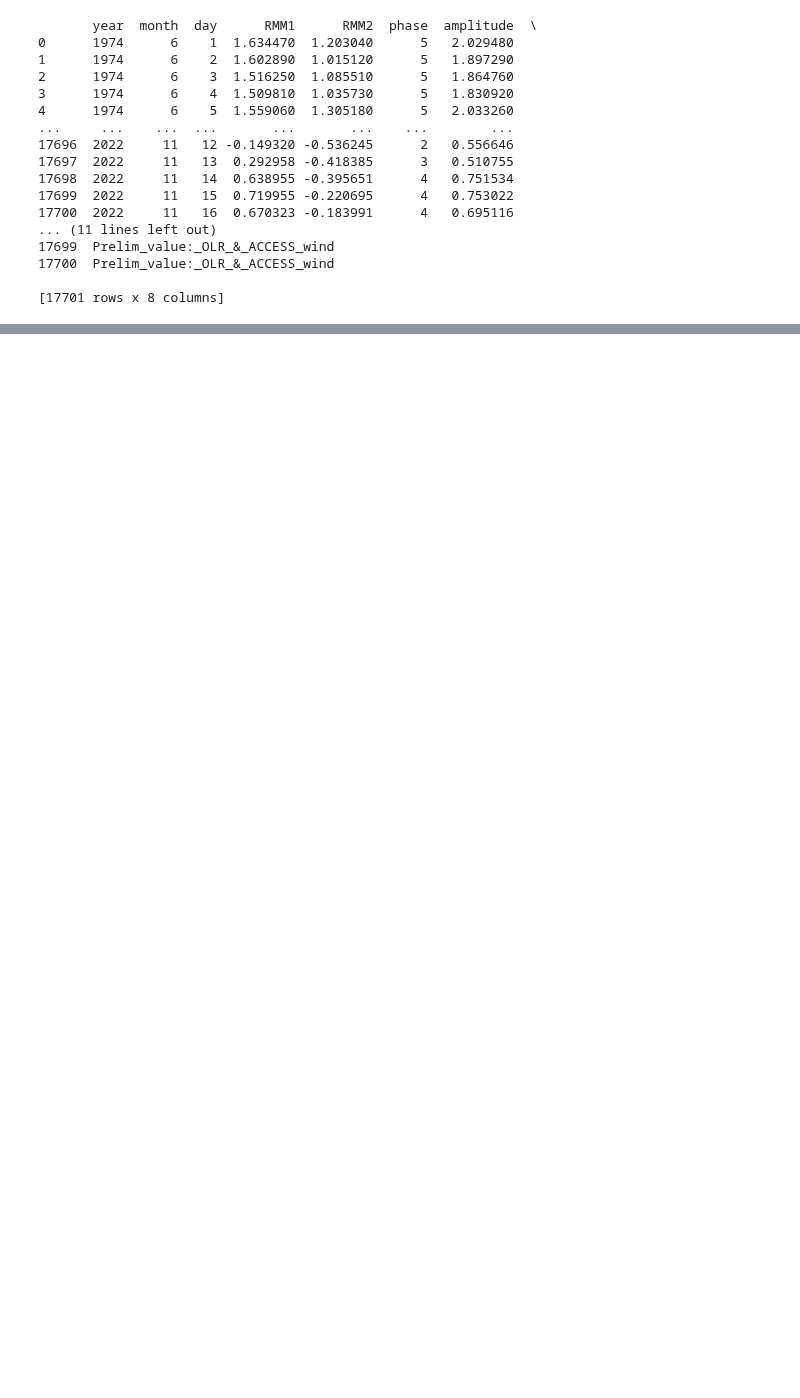
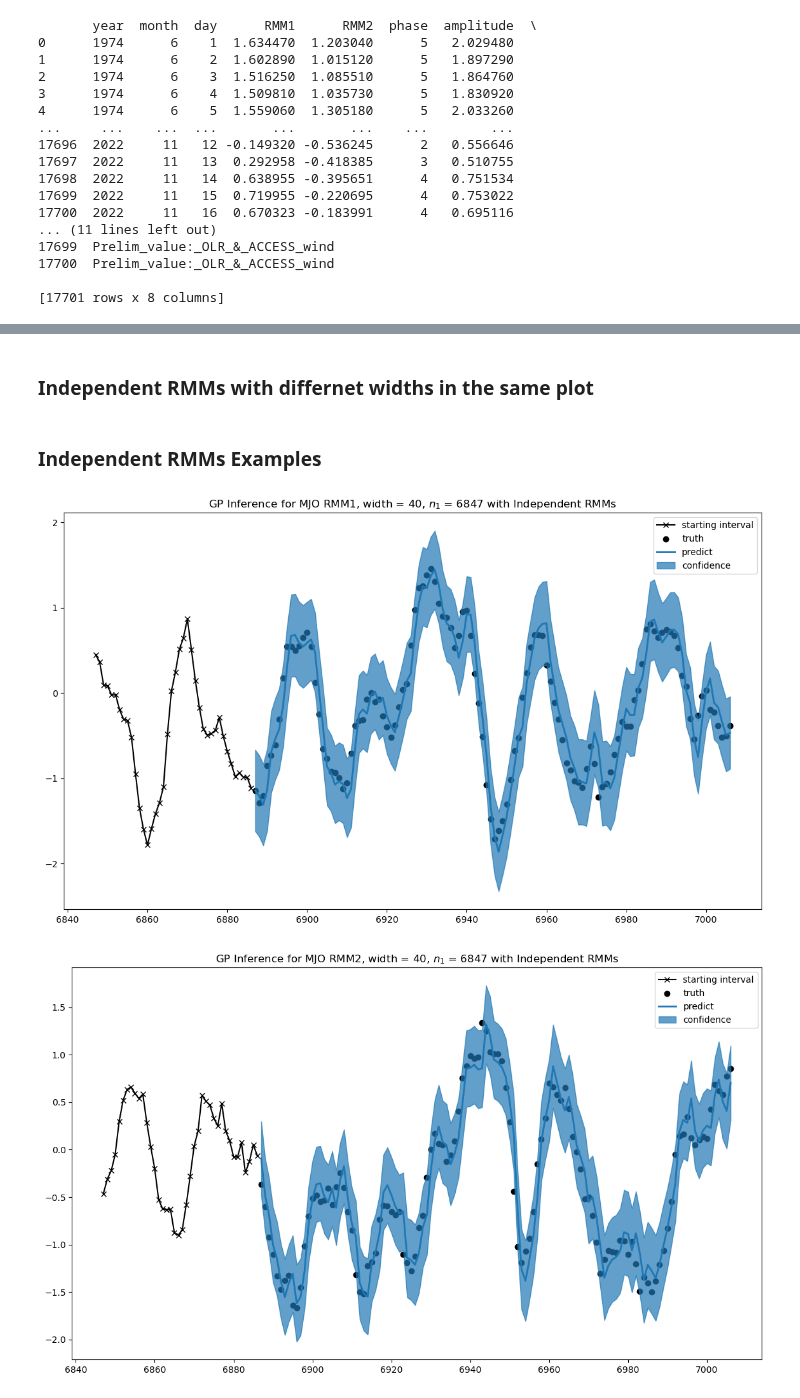
Before and after one commit to vishwas1984/SINDy_RealData, a Jupyter notebook: examples/gp_mjo_plot.ipynb, the cells around one changed output, grey strips where cells are left out. Drawn from its saved outputs; the diff is of its cells as text; code cells hidden in the pictures; blank space fills up the shorter version.

```diff
--- a/examples/gp_mjo_plot.ipynb
+++ b/examples/gp_mjo_plot.ipynb
@@ -98,0 +133,2 @@ kernel = gpytorch.kernels.MaternKernel(nu=nu, ard_num_dims=d)
+# %% [markdown]
+### Independent RMMs with differnet widths in the same plot
@@ -98,0 +169,28 @@ kernel = gpytorch.kernels.MaternKernel(nu=nu, ard_num_dims=d)
+# %% [markdown]
+### Independent RMMs Examples
+# %%
+## Independent RMMs
+dics_total = {}
+for n1 in n1s:
+    dics, dics_ids = dics_divide(raw_datas, idx_miss, n1, m, n, c)
+    dics_total[n1] = dics
+    for width, color in zip(widths, plot_colors):
+        for data_name in data_names: # data_names = ['RMM1', 'RMM2', 'phase', 'amplitude']
+            # initialize plot
+            fig, ax = plt.subplots(1, 1, figsize=(14, 8))
+
+            mjo_model = gp_mjo(dics, dics_ids, kernel, width, n_iter, sigma_eps,fixed_noise)
+            if data_name == 'RMM1' or 'RMM2':
+                mjo_model.train_mjo(data_name)
+                mjo_model.pred_mjo(data_name)
+            elif data_name == 'phase':
+                mjo_model.rmm_to_phase()
+            elif data_name == 'amplitude':
+                mjo_model.rmm_to_amplitude()
+            mjo_model.plot_mjo(data_name, ax, color)
+
+            ax.set_title(f'GP Inference for MJO {data_name}, width = {width}, $n_1$ = {n1} with Independent RMMs')
+            plt.show()
+# %% [output]
+[figure, added]
+[figure, added]
```
Also changed, not shown: parts of 10 cells of this notebook, 1 other file.
